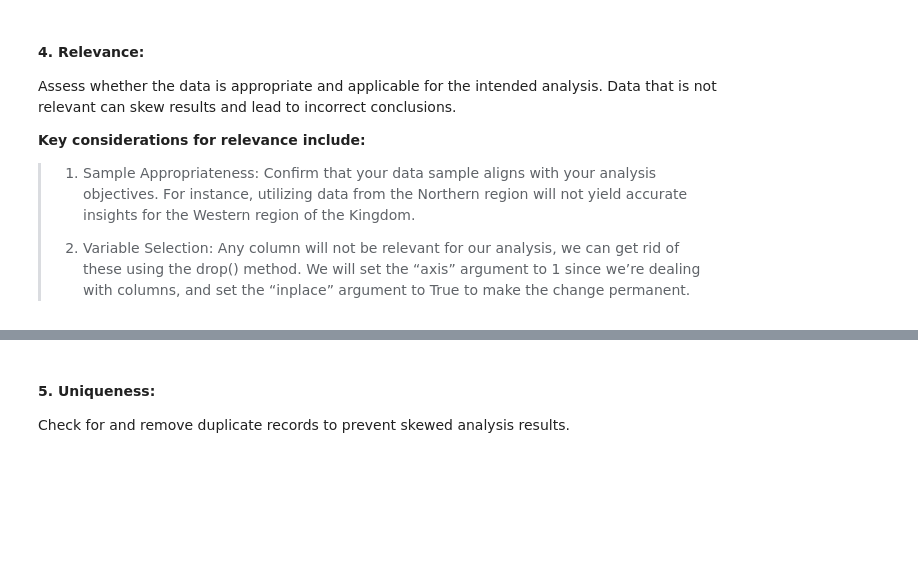
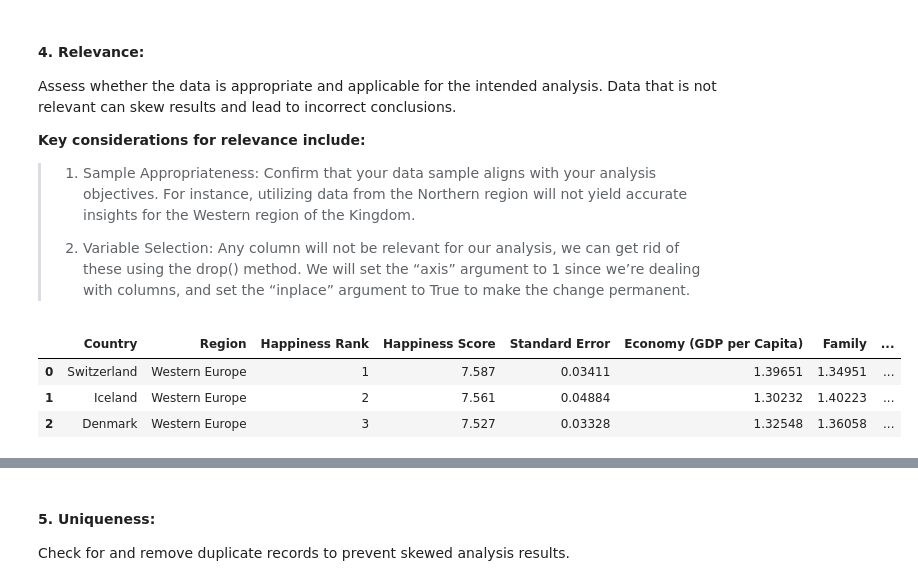
Before and after one commit to Tuwaiq-DS-ML-bootcamp-V-9/Usecase-2, a Jupyter notebook: EDA explain template.ipynb, the cells around one changed output, grey strips where cells are left out. Cells and saved outputs as stored; diff of their text form; code cells hidden in the pictures; blank space fills up the shorter version.

```diff
--- a/EDA explain template.ipynb
+++ b/EDA explain template.ipynb
@@ -422,3 +427,10 @@ Assess whether the data is appropriate and applicable for the intended analysis.
 > 1. Sample Appropriateness: Confirm that your data sample aligns with your analysis objectives. For instance, utilizing data from the Northern region will not yield accurate insights for the Western region of the Kingdom.
 >
 > 2. Variable Selection: Any column will not be relevant for our analysis, we can get rid of these using the drop() method. We will set the “axis” argument to 1 since we’re dealing with columns, and set the “inplace” argument to True to make the change permanent.
+# %%
+world_happiness_reports_2015.head(3)
+# %% [output]
+|  | Country | Region | Happiness Rank | Happiness Score | Standard Error | Economy (GDP per Capita) | Family | ... |
+| 0 | Switzerland | Western Europe | 1 | 7.587 | 0.03411 | 1.39651 | 1.34951 | ... |
+| 1 | Iceland | Western Europe | 2 | 7.561 | 0.04884 | 1.30232 | 1.40223 | ... |
+| 2 | Denmark | Western Europe | 3 | 7.527 | 0.03328 | 1.32548 | 1.36058 | ... |
```
Also changed, not shown: parts of 29 cells of this notebook.
